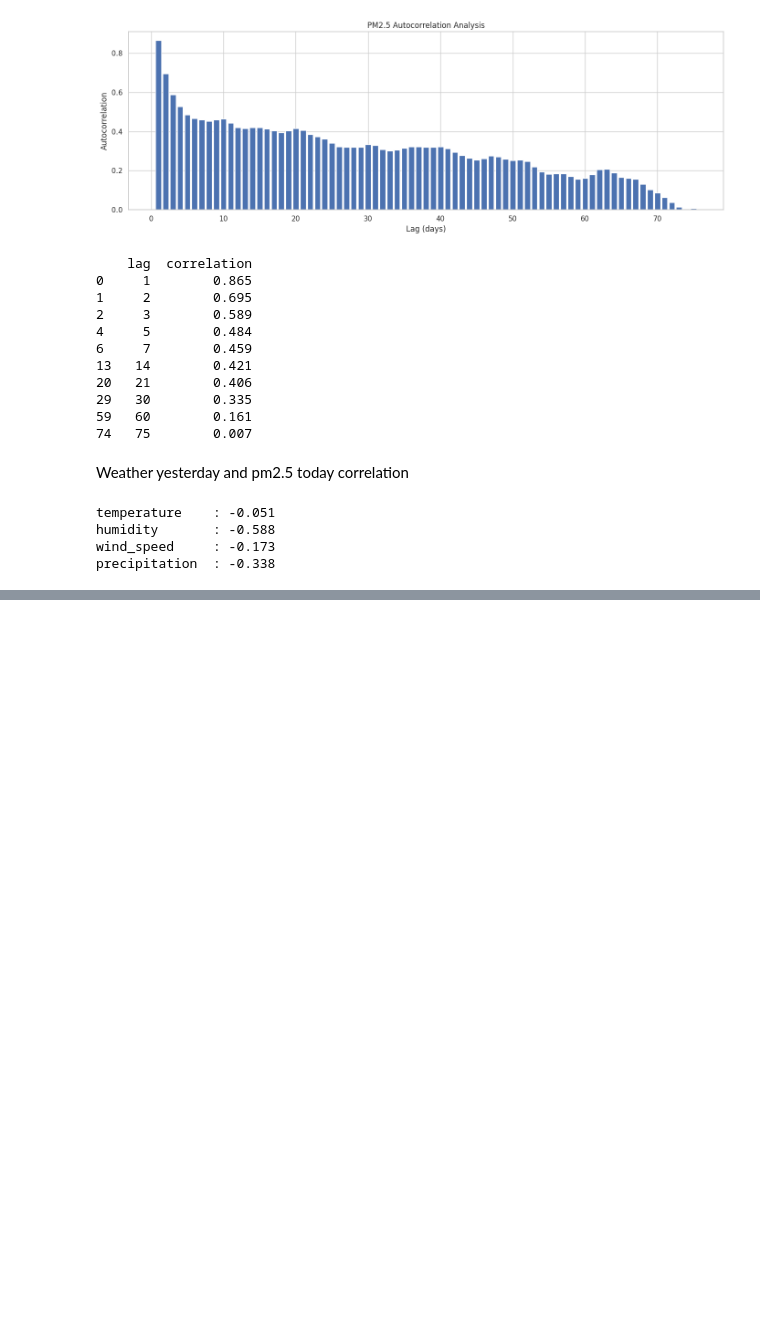
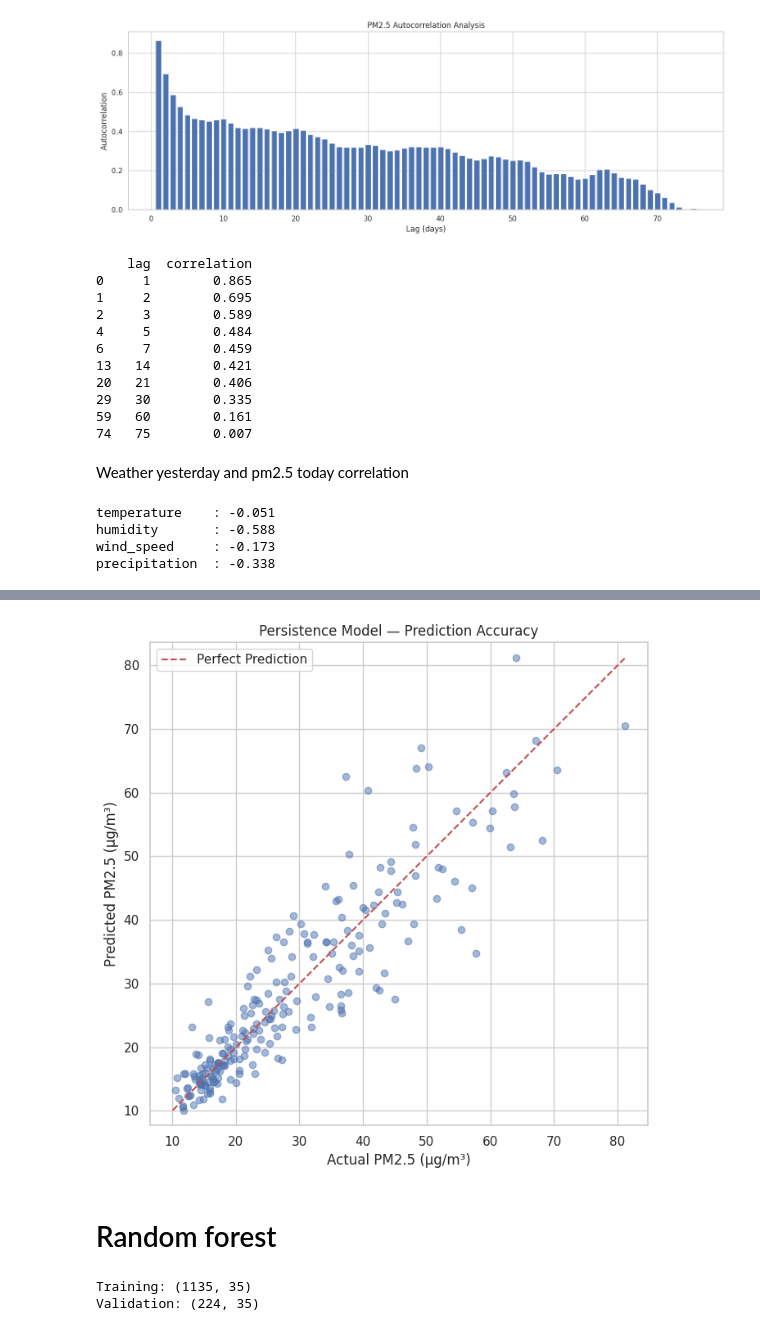
Before and after one commit to mapadeawdai/PM2.5_Prediction, a Jupyter notebook: main.ipynb, the cells around one changed output, grey strips where cells are left out. Cells and saved outputs as stored; diff of their text form; code cells hidden in the pictures; blank space fills up the shorter version.

```diff
--- a/main.ipynb
+++ b/main.ipynb
@@ -639,0 +1002,30 @@ precipitation  : -0.338
+# %%
+plt.figure(figsize=(7, 7))
+
+plt.scatter(
+    y_val,
+    y_val_pred,
+    alpha=0.5
+)
+
+lower = min(y_val.min(), y_val_pred.min())
+upper = max(y_val.max(), y_val_pred.max())
+
+plt.plot(
+    [lower, upper],
+    [lower, upper],
+    "r--",
+    label="Perfect Prediction"
+)
+
+plt.xlabel("Actual PM2.5 (µg/m³)")
+plt.ylabel("Predicted PM2.5 (µg/m³)")
+plt.title("Persistence Model — Prediction Accuracy")
+plt.legend()
+plt.axis("equal")
+plt.tight_layout()
+plt.show()
+# %% [output]
+[figure, added]
+# %% [markdown]
+# Random forest
@@ -639,0 +1066,9 @@ precipitation  : -0.338
+# %%
+X_train_flat = X_train.reshape(len(X_train), -1)
+X_val_flat = X_val.reshape(len(X_val), -1)
+
+print("Training:", X_train_flat.shape)
+print("Validation:", X_val_flat.shape)
+# %% [output]
+Training: (1135, 35)
+Validation: (224, 35)
```
Also changed, not shown: parts of 23 cells of this notebook.
